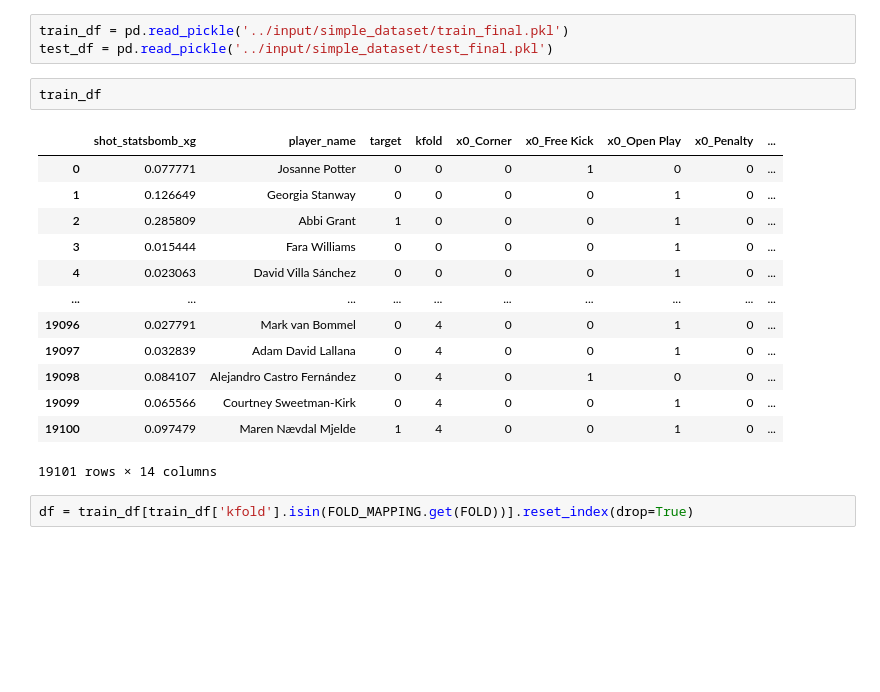
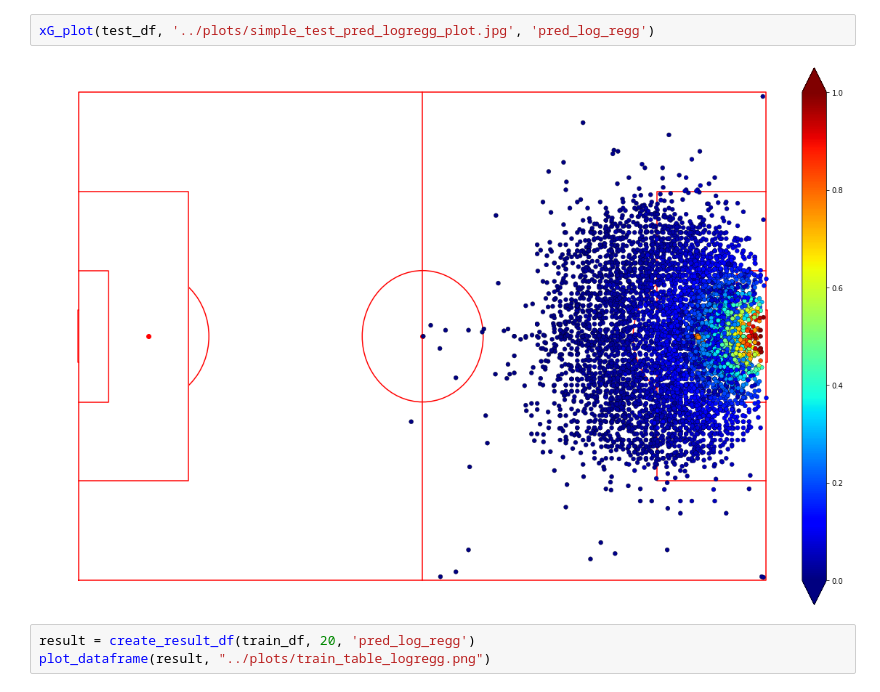
Before and after one commit to Slothfulwave612/xG-Model, a Jupyter notebook: notebook/explore_experiment.ipynb, the cells around one changed output. Saved outputs shown, nothing was run; the diff lists cells and outputs as text; blank space fills up the shorter version.

```diff
--- a/notebook/explore_experiment.ipynb
+++ b/notebook/explore_experiment.ipynb
@@ -189,21 +32,7 @@ Name: target, dtype: int64
-# %%
-train_df = pd.read_pickle('../input/simple_dataset/train_final.pkl')
-test_df = pd.read_pickle('../input/simple_dataset/test_final.pkl')
-# %%
-train_df
-# %% [output]
-|  | shot_statsbomb_xg | player_name | target | kfold | x0_Corner | x0_Free Kick | x0_Open Play | x0_Penalty | ... |
-| 0 | 0.077771 | Josanne Potter | 0 | 0 | 0 | 1 | 0 | 0 | ... |
-| 1 | 0.126649 | Georgia Stanway | 0 | 0 | 0 | 0 | 1 | 0 | ... |
-| 2 | 0.285809 | Abbi Grant | 1 | 0 | 0 | 0 | 1 | 0 | ... |
-| 3 | 0.015444 | Fara Williams | 0 | 0 | 0 | 0 | 1 | 0 | ... |
-| 4 | 0.023063 | David Villa Sánchez | 0 | 0 | 0 | 0 | 1 | 0 | ... |
-| ... | ... | ... | ... | ... | ... | ... | ... | ... | ... |
-| 19096 | 0.027791 | Mark van Bommel | 0 | 4 | 0 | 0 | 1 | 0 | ... |
-| 19097 | 0.032839 | Adam David Lallana | 0 | 4 | 0 | 0 | 1 | 0 | ... |
-| 19098 | 0.084107 | Alejandro Castro Fernández | 0 | 4 | 0 | 1 | 0 | 0 | ... |
-| 19099 | 0.065566 | Courtney Sweetman-Kirk | 0 | 4 | 0 | 0 | 1 | 0 | ... |
-| 19100 | 0.097479 | Maren Nævdal Mjelde | 1 | 4 | 0 | 0 | 1 | 0 | ... |
-19101 rows × 14 columns
-# %%
-df = train_df[train_df['kfold'].isin(FOLD_MAPPING.get(FOLD))].reset_index(drop=True)
+# %%
+xG_plot(test_df, '../plots/simple_test_pred_logregg_plot.jpg', 'pred_log_regg')
+# %% [output]
+[figure, added]
+# %%
+result = create_result_df(train_df, 20, 'pred_log_regg')
+plot_dataframe(result, "../plots/train_table_logregg.png")
```
Also changed, not shown: parts of 21 cells of this notebook, 48 other files.
